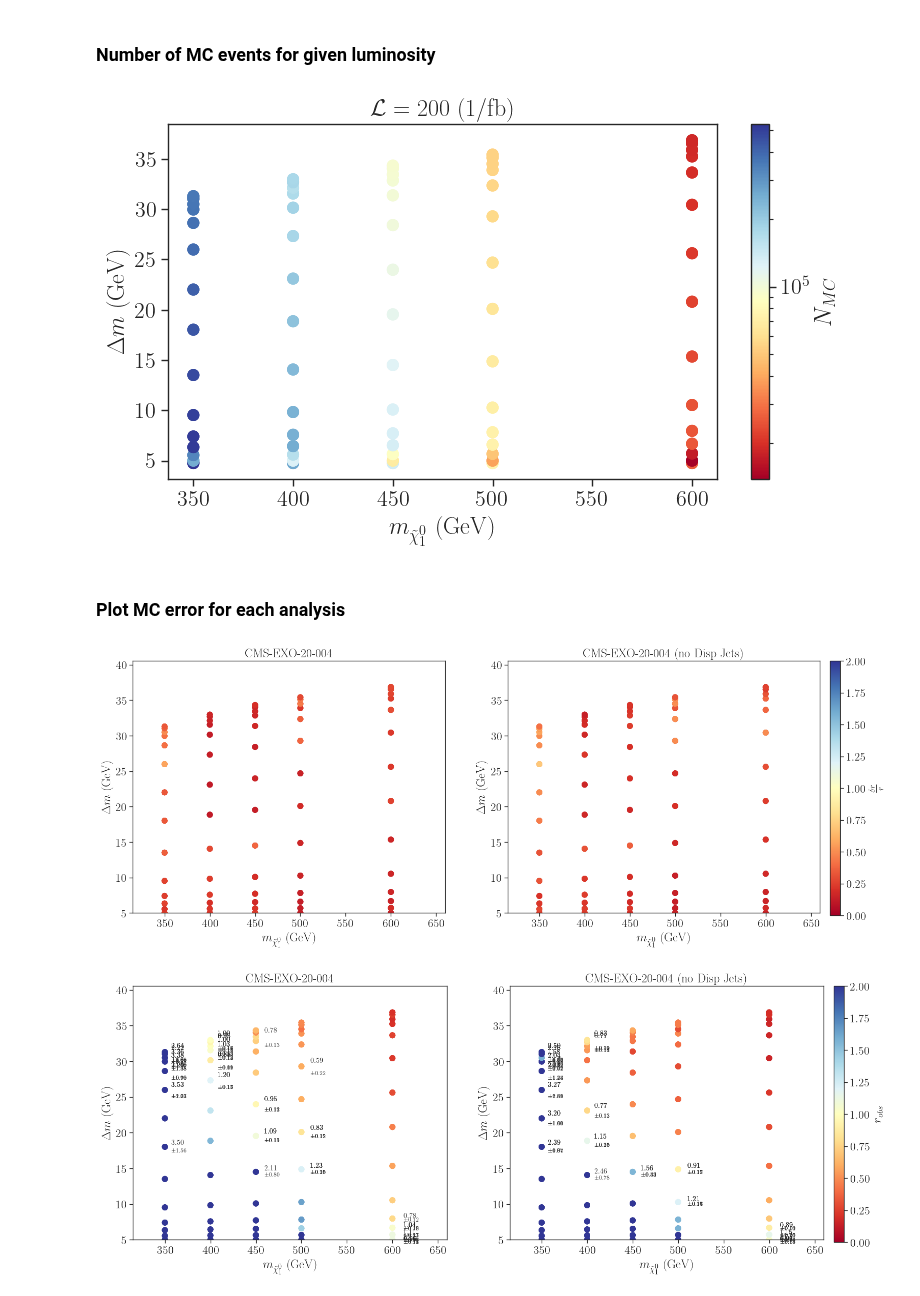
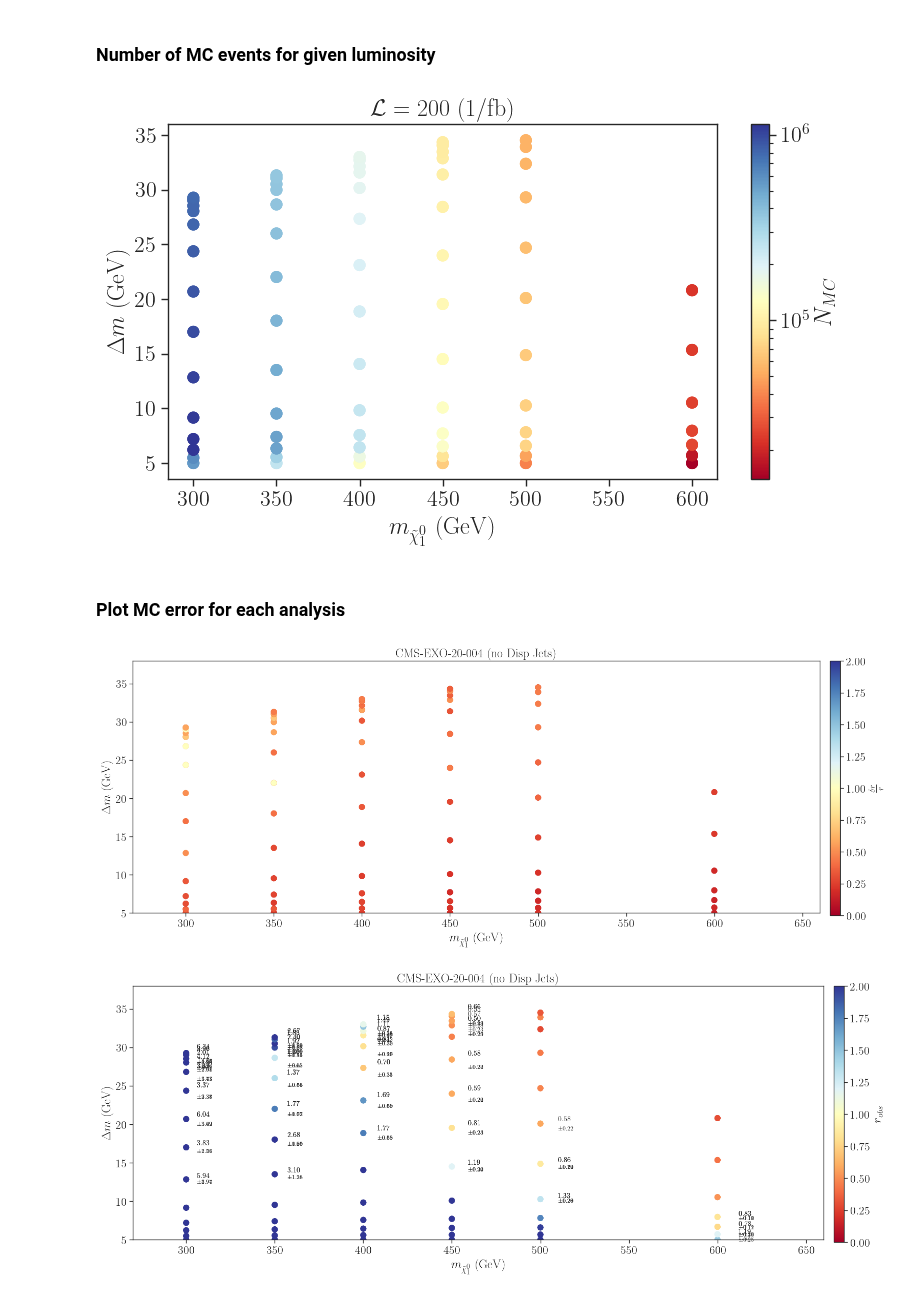
Before and after one commit to andlessa/LLP-CDFO, a Jupyter notebook: plotting/checkMCstats_CMS.ipynb, the cells around one changed output. Saved outputs shown, nothing was run; the diff lists cells and outputs as text; code cells hidden in the pictures.

```diff
--- a/plotting/checkMCstats_CMS.ipynb
+++ b/plotting/checkMCstats_CMS.ipynb
@@ -28,8 +28,7 @@ cm = plt.colormaps['RdYlBu']
 # %% [markdown]
 ### Load Recast Data
 # %%
-files = {'CMS-EXO-20-004' :'../results_dataFrames/pp2BB1j_cms_New.pcl',
-         'CMS-EXO-20-004 (no Disp Jets)' :'../results_dataFrames/pp2BB1j_cms_maxR_2_New.pcl',}
+files = {'CMS-EXO-20-004 (no Disp Jets)' :'../results_dataFrames/pp2BB1j_cms_maxR_2_New2.pcl',}
 
 
 recastDataDict = {label : pd.read_pickle(f) for label,f in files.items()}
@@ -58,6 +57,7 @@ for label,df in recastDataDict.items():
 ### Plot luminosity for each sample
 # %%
 fig,axarr = plt.subplots(nrows=1,ncols=len(recastDataDict),figsize=(15,5))
+axarr = [axarr]
 
 for iplot,label in enumerate(recastDataDict):
     ax = axarr[iplot]
@@ -99,7 +99,7 @@ plt.show()
 lumi = 200.0
 fig = plt.figure(figsize=(8,5))
 
-recastData = recastDataDict['CMS-EXO-20-004']
+recastData = recastDataDict['CMS-EXO-20-004 (no Disp Jets)']
 recastData = recastDataDict[label]
 y = recastData[msb]-recastData[mn1]
 x = recastData[mn1]
@@ -116,11 +116,12 @@ plt.colorbar(label=r'$N_{MC}$')
 plt.tight_layout()
 plt.show()
 # %% [output]
-[figure, old version]
+[figure, new version]
 # %% [markdown]
 ### Plot MC error for each analysis
 # %%
 fig,axarr = plt.subplots(nrows=1,ncols=len(recastDataDict),figsize=(20,5))
+axarr = [axarr]
 
 for iplot,label in enumerate(recastDataDict):
     ax = axarr[iplot]
@@ -147,9 +148,10 @@ fig.colorbar(p,label=r'$\frac{\delta r}{r}$',cax=cbar_ax)
 # plt.tight_layout()
 plt.show()
 # %% [output]
-[figure, old version]
+[figure, new version]
 # %%
 fig,axarr = plt.subplots(nrows=1,ncols=len(recastDataDict),figsize=(20,5))
+axarr=[axarr]
 
 for iplot,label in enumerate(recastDataDict):
     ax = axarr[iplot]
@@ -159,31 +161,31 @@ for iplot,label in enumerate(recastDataDict):
     rValues = recastData['robs']*recastData['kfactor']
     rValuesErr = recastData['robsErr']*recastData['kfactor']
     p = ax.scatter(x=x,y=y,vmin=0.0,vmax=2.0,
             c=rValues,cmap=cm,s=60)
 
     for i,pt in enumerate(x):
         # plt.text(1.05*x[i],1.05*y[i],r'$%1.1e \pm %1.1e$' %(rValues[i],rValuesErr[i]),fontsize=5)
         if not rValues[i]:
             continue
         if rValues[i]+2*rValuesErr[i] < 1.0:
             continue
         if rValues[i]-2*rValuesErr[i] > 1.0:
             continue
         ax.text(1.02*x[i],1.02*y[i],r'$%1.2f$' %(rValues[i]),fontsize=10)
         ax.text(1.02*x[i],0.96*y[i],r'$\pm %1.2f$' %(rValuesErr[i]),fontsize=8)
 
     ax.set_xlabel(r'$m_{\tilde \chi_1^0}$ (GeV)')
     ax.set_ylabel(r'$\Delta m$ (GeV)')
     ax.set_title('%s' %label)
     ax.set_xlim(0.9*x.min(),1.1*x.max())
     ax.set_ylim(5.0,1.1*y.max())
 
 
 fig.subplots_adjust(right=0.8,top=1.1)
 cbar_ax = fig.add_axes([0.81, 0.1, 0.01, 1.0])
 # fig.colorbar(r, cax=cbar_ax)
 fig.colorbar(p,label=r'$r_{obs}$',cax=cbar_ax)
 # plt.tight_layout()
 plt.show()
 # %% [output]
-[figure, old version]
+[figure, new version]
```
Also changed, not shown: parts of 1 cell of this notebook, 5 other files.
